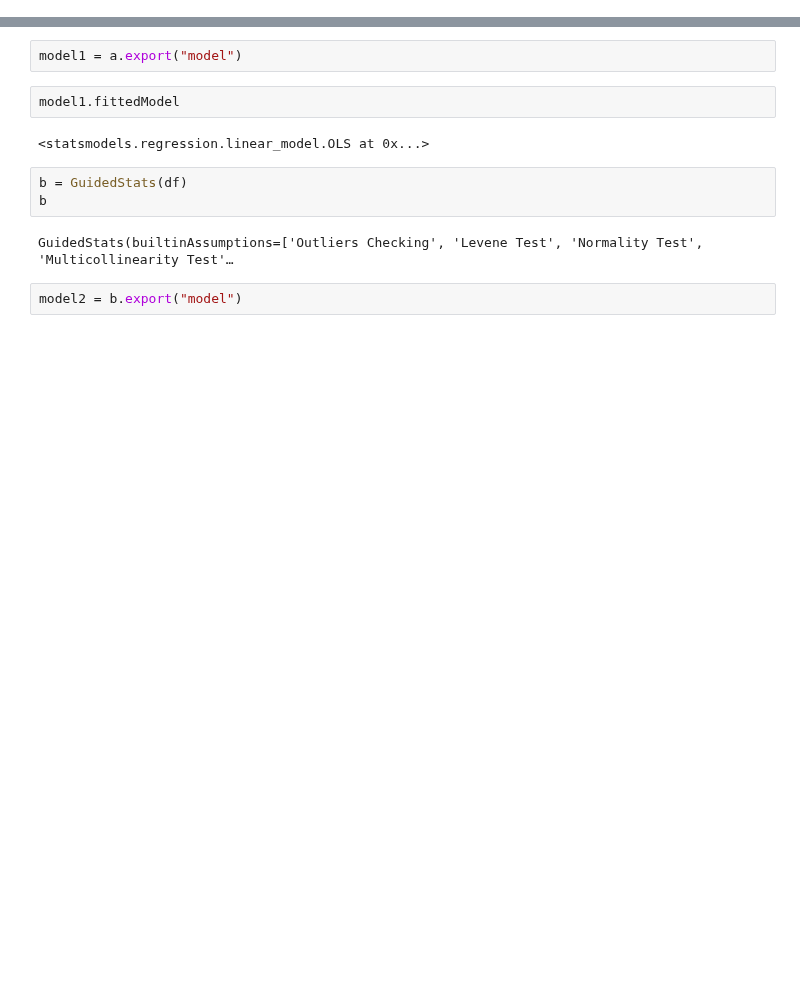
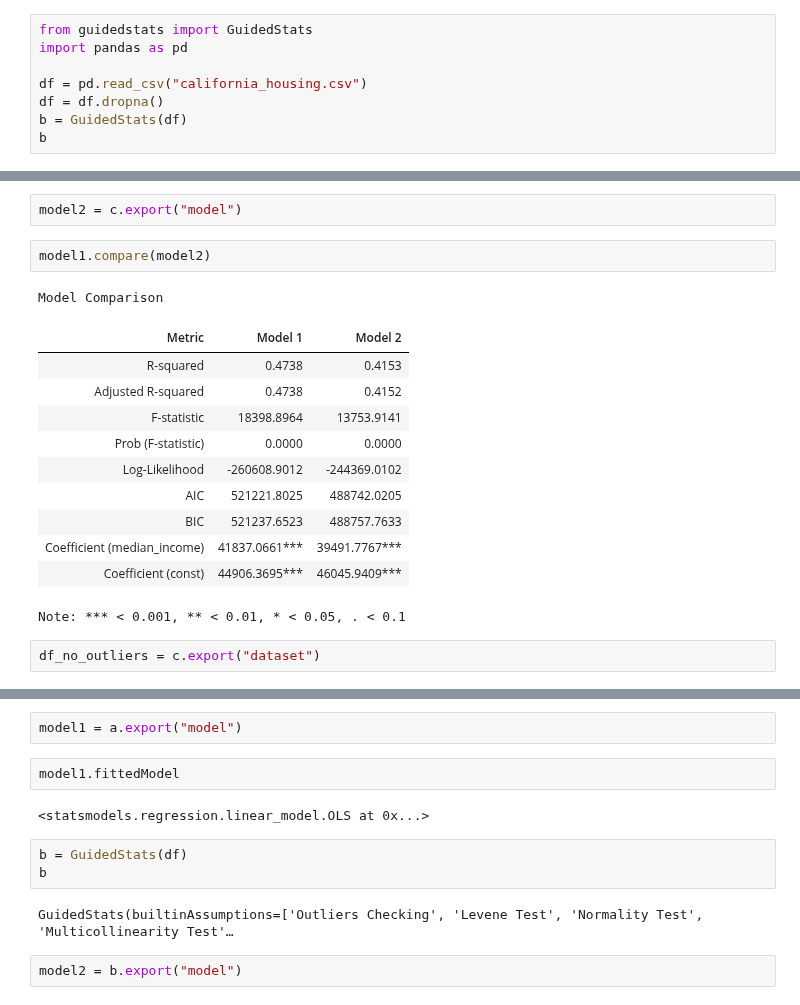
Before and after one commit to cmudig/GuidedStats, a Jupyter notebook: examples/test.ipynb, the cells around one changed output, grey strips where cells are left out. Cells and saved outputs as stored; diff of their text form; blank space fills up the shorter version.

```diff
--- a/examples/test.ipynb
+++ b/examples/test.ipynb
@@ -392,0 +146,8 @@ a.export("dataset")
+# %%
+from guidedstats import GuidedStats
+import pandas as pd
+
+df = pd.read_csv("california_housing.csv")
+df = df.dropna()
+b = GuidedStats(df)
+b
@@ -392,0 +166,19 @@ a.export("dataset")
+# %%
+model2 = c.export("model")
+# %%
+model1.compare(model2)
+# %% [output]
+Model Comparison
+| Metric | Model 1 | Model 2 |
+| R-squared | 0.4738 | 0.4153 |
+| Adjusted R-squared | 0.4738 | 0.4152 |
+| F-statistic | 18398.8964 | 13753.9141 |
+| Prob (F-statistic) | 0.0000 | 0.0000 |
+| Log-Likelihood | -260608.9012 | -244369.0102 |
+| AIC | 521221.8025 | 488742.0205 |
+| BIC | 521237.6523 | 488757.7633 |
+| Coefficient (median_income) | 41837.0661*** | 39491.7767*** |
+| Coefficient (const) | 44906.3695*** | 46045.9409*** |
+Note: *** < 0.001, ** < 0.01, * < 0.05, . < 0.1
+# %%
+df_no_outliers = c.export("dataset")
```
Also changed, not shown: parts of 47 cells of this notebook, 15 other files.
